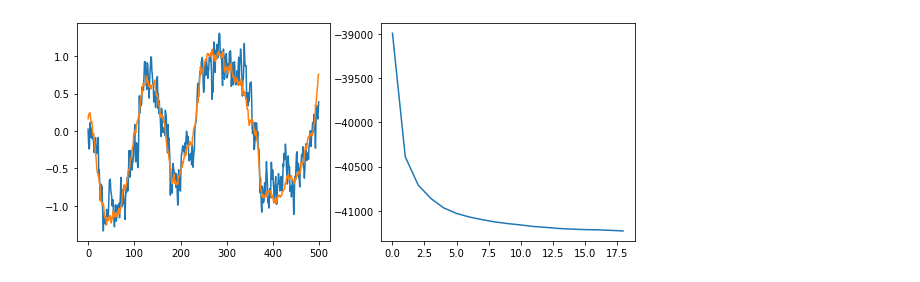
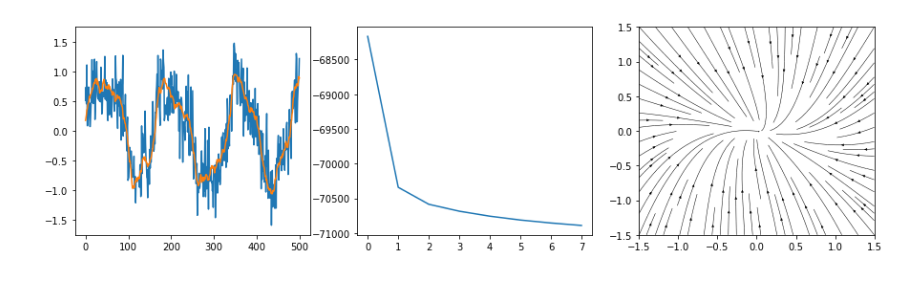
Before and after one commit to catniplab/latent_dynamics_workshop, a Jupyter notebook: vanderpol/VAE.ipynb, the cells around one changed output. Saved outputs shown, nothing was run; the diff lists cells and outputs as text; code cells hidden in the pictures.

Commit message:
constant state noise, update dynamics plot in real time

```diff
--- a/vanderpol/VAE.ipynb
+++ b/vanderpol/VAE.ipynb
@@ -18,8 +18,8 @@ X = torch.tensor(np.array(data['X']), dtype=torch.float32)
 C = torch.tensor(np.array(data['C']), dtype=torch.float32)
 b = torch.tensor(np.array(data['bias']), dtype=torch.float32)
 
-n_epochs = 25
-batch_size = 10
+n_epochs = 150
+batch_size = 25
 time_delta = 5e-3
 n_latents = X.shape[2]
 n_neurons = Y.shape[2]
@@ -33,6 +33,28 @@ vae.decoder.C.weight.requires_grad_(False)
 train_data_loader = SeqDataLoader((Y, X), batch_size)
 
 opt = torch.optim.Adam(vae.parameters(), lr=1e-2)
+# %%
+def plot_vector_field(dynamics_fn, axs, axs_range):
+    x = np.linspace(min(axs_range['x_min'], -1.5), max(axs_range['x_max'],1.5), 50)
+    y = np.linspace(min(axs_range['y_min'], -1.5), max(axs_range['y_max'], 1.5), 50)
+
+    X, Y = np.meshgrid(x, y)
+    u, v = np.zeros(X.shape), np.zeros(Y.shape)
+    NI, NJ = Y.shape
+
+    for i in range(NI):
+        for j in range(NJ):
+            x = X[i, j]
+            y = Y[i, j]
+
+            vec_in = torch.tensor([x, y], dtype=torch.float32)
+            vec_out = dynamics_fn(vec_in)
+            s = (vec_out - vec_in).cpu().data.numpy()
+
+            u[i, j] = s[0]
+            v[i, j] = s[1]
+
+    axs.streamplot(X, Y, u, v, color='black', linewidth=0.5, arrowsize=0.5)
 # %%
 # fig, axs = plt.subplots(1, 2, figsize=(10, 3))
 %matplotlib notebook
@@ -40,33 +62,43 @@ opt = torch.optim.Adam(vae.parameters(), lr=1e-2)
 # fig = plt.figure()
 # axs = fig.add_subplot(1, 1, 1)
 total_loss = []
-fig, axs = plt.subplots(1, 2, figsize=(10, 4))
+fig, axs = plt.subplots(1, 3, figsize=(15, 4))
+axs_range = {'x_min': -1.5, 'x_max': 1.5,
+             'y_min': -1.5, 'y_max': 1.5}
+
 
 for epoch in range(n_epochs):
     batch_loss = []
 
     for batch_idx, (y, x) in enumerate(train_data_loader):
         loss, z, mu_t, log_var_t = vae(y, y, 1.0)
         batch_loss.append(loss.item())
         loss.backward()
-        torch.nn.utils.clip_grad_norm_(vae.parameters(), max_norm=1e-1, norm_type=2)
+        torch.nn.utils.clip_grad_norm_(vae.parameters(), max_norm=1.0, norm_type=2)
         opt.step()
         opt.zero_grad()
 
     total_loss.append(np.mean(batch_loss))
 
     if epoch % 1 == 0:
         axs[0].cla()
+        axs[0].set_ylim(-1.75, 1.75)
         axs[0].plot(z[:, 0, 0].detach().numpy())
         axs[0].plot(x[0, :, 0].detach().numpy())
 
         axs[1].set_xlim(0, epoch)
         axs[1].cla()
         axs[1].plot(total_loss)
 
         display(fig)
         clear_output(wait=True)
 
+    if epoch % 5 == 0:
+        with torch.no_grad():
+            axs[2].cla()
+            dynamics_fn = torch.nn.Sequential(*[vae.decoder.p_mlp, vae.decoder.p_fc_mu])
+            plot_vector_field(dynamics_fn, axs[2], axs_range)
+
 dynamics_fn = torch.nn.Sequential(*[vae.decoder.p_mlp, vae.decoder.p_fc_mu])
 # %% [output]
-[figure, old version]
+[figure, new version]
```
Also changed, not shown: parts of 1 cell of this notebook, 1 other file.
